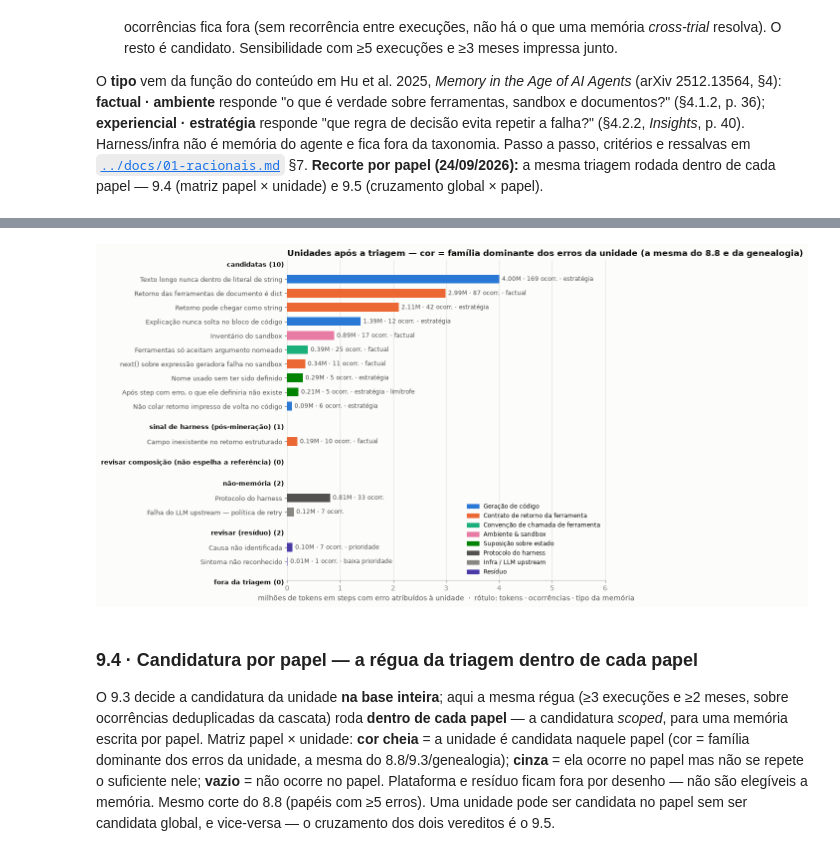
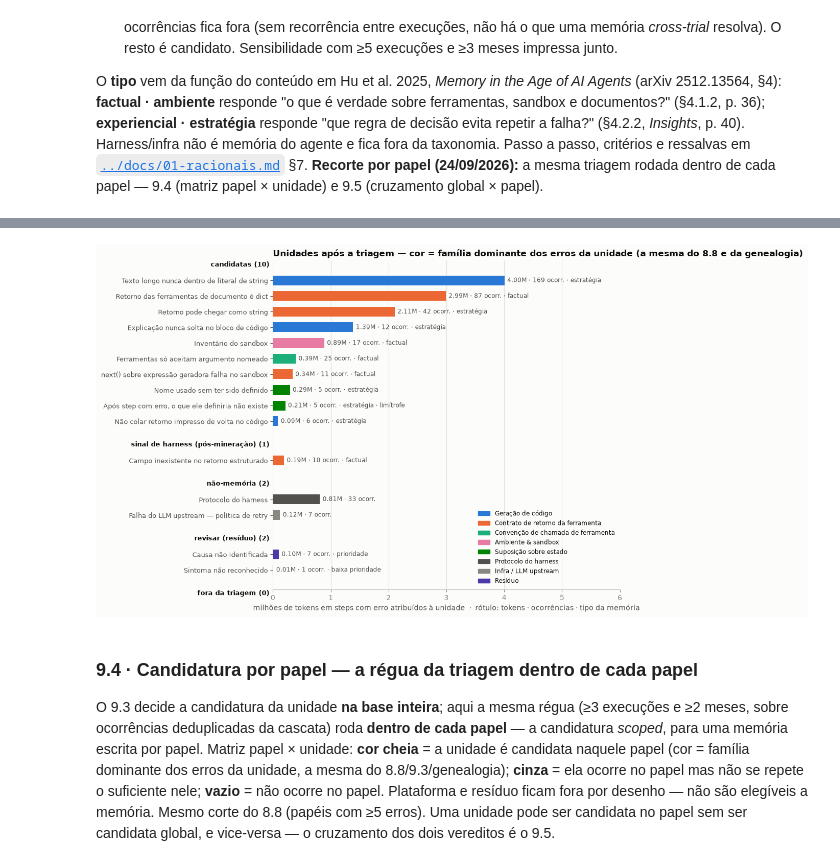
Before and after one commit to rc-ventura/memory_layer_ai_agents, a Jupyter notebook: analysis/2026-09-trace-law-flow/pipeline/analise_trace_esteira_juridica.ipynb, the cells around one changed output, grey strips where cells are left out. Drawn from its saved outputs; the diff is of its cells as text; code cells hidden in the pictures.

Commit message:
Revert "analysis: composição das unidades comparada com a base de referência — "revisar composição" (Ajuste 6)"
This reverts commit c39fdb232b35d42960043d80216c30c823b7f12a.

```diff
--- a/analysis/2026-09-trace-law-flow/pipeline/analise_trace_esteira_juridica.ipynb
+++ b/analysis/2026-09-trace-law-flow/pipeline/analise_trace_esteira_juridica.ipynb
@@ -1338,12 +1338,7 @@ Do **sintoma** (a `assinatura` regex da §2) à **unidade de memória** (um cont
 O **tipo** vem da função do conteúdo em Hu et al. 2025, *Memory in the Age of AI Agents* (arXiv 2512.13564, §4): **factual · ambiente** responde "o que é verdade sobre ferramentas, sandbox e documentos?" (§4.1.2, p. 36); **experiencial · estratégia** responde "que regra de decisão evita repetir a falha?" (§4.2.2, *Insights*, p. 40). Harness/infra não é memória do agente e fica fora da taxonomia. Passo a passo, critérios e ressalvas em [`../docs/01-racionais.md`](../docs/01-racionais.md) §7. **Recorte por papel (24/09/2026):** a mesma triagem rodada dentro de cada papel — 9.4 (matriz papel × unidade) e 9.5 (cruzamento global × papel).
 # %%
 # 9.2 · Triagem, tabelas e exportação
-# composição (Ajuste 6): cada unidade de memória comparada com a base em que foi validada (referencia/composicao_base1.csv);
-# a que não espelha vai para "revisar composição". Na base 1, comparada consigo mesma, nenhuma cai lá.
-REF = carregar_referencia_composicao()
-assert REF is not None, "falta referencia/composicao_base1.csv — copie-a junto com o base_pipeline.py"
-COMP = comparar_composicao(EU, len(steps), REF)
-T = triagem(EU, n_steps=len(steps), referencia=REF)
+T = triagem(EU)
 TS = triagem(EU, 5, 3)
 ASS = pd.crosstab(EU["assinatura"], EU["unidade"])
 DOM = pd.DataFrame({"erros": ASS.sum(axis=1), "unidades": (ASS > 0).sum(axis=1),
@@ -1356,14 +1351,12 @@ cand = T[T["decisão"] == "candidato"]
 limitrofes = sorted(set(cand["nome"]) - set(TS.loc[TS["decisão"] == "candidato", "nome"]))
 print(f"{len(EU)} erros → {EU['ocorrencia'].nunique()} ocorrências (cascata × unidade) → {len(T)} unidades: "
       f"{len(cand)} candidatas, {(T['decisão'] == SINAL_HARNESS).sum()} sinal de harness, "
-      f"{(T['decisão'] == REVISAR_COMPOSICAO).sum()} revisar composição, {(T['decisão'] == 'não-memória').sum()} não-memória, "
-      f"{T['decisão'].isin([REVISAR_PRIORIDADE, REVISAR_BAIXA]).sum()} a revisar (resíduo), {T['decisão'].str.startswith('fora').sum()} fora")
+      f"{(T['decisão'] == 'não-memória').sum()} não-memória, "
+      f"{T['decisão'].str.startswith('revisar').sum()} a revisar, {T['decisão'].str.startswith('fora').sum()} fora")
 print(f"candidatas: {cand['erros'].sum()} dos {len(EU)} erros ({cand['erros'].sum() / len(EU):.0%}) · "
       f"{cand['tokens'].sum() / EU['tok_tot'].sum():.0%} dos tokens em steps com erro")
 print(f"sensibilidade (≥5 execuções e ≥3 meses) — deixam de ser candidatas: {limitrofes or 'nenhuma'}")
 display(T.drop(columns=["unidade", "assinaturas de origem", "conteúdo proposto"]))
-print("Composição — cada unidade de memória contra a referência (espelha / não verificável / revisar composição):")
-display(COMP)
 print("Cada assinatura regex da §2 → em quantas unidades ela se divide:")
 display(DOM)
 RP = residuo_por_padrao(EU)
@@ -1376,7 +1369,6 @@ display(RP)
 import os
 os.makedirs("resultados", exist_ok=True)
 T.to_csv("resultados/candidatos_memoria.csv", index=False)
-COMP.to_csv("resultados/composicao.csv", index=False)
 DOM.to_csv("resultados/triagem_assinaturas.csv")
 RP.to_csv("resultados/residuo_padroes.csv", index=False)
 payoff.to_csv("resultados/payoff_assinaturas.csv")
@@ -1458,44 +1437,42 @@ from matplotlib.patches import Patch
 cat_uni = (EU.assign(cat=[categoria_do_erro(f, u) for f, u in zip(EU["familia"], EU["unidade"])])
              .groupby("unidade")["cat"].agg(lambda s: s.value_counts().index[0]))
 TIPO_CURTO = {FACT: "factual", ESTR: "estratégia"}
-GRUPO = {"candidato": "candidatas", SINAL_HARNESS: "sinal de harness (pós-mineração)",
-         REVISAR_COMPOSICAO: "revisar composição (não espelha a referência)", "não-memória": "não-memória",
+GRUPO = {"candidato": "candidatas", SINAL_HARNESS: "sinal de harness (pós-mineração)", "não-memória": "não-memória",
          REVISAR_PRIORIDADE: "revisar (resíduo)", REVISAR_BAIXA: "revisar (resíduo)",
          "fora: sem recorrência": "fora da triagem"}
 xmax = T["tokens"].max() / 1e6
 
 fig, ax = plt.subplots(figsize=(10.5, 7.4))
 pos, yticks, ylabels = 0.0, [], []
-for grupo in ["candidatas", "sinal de harness (pós-mineração)", "revisar composição (não espelha a referência)",
-              "não-memória", "revisar (resíduo)", "fora da triagem"]:
+for grupo in ["candidatas", "sinal de harness (pós-mineração)", "não-memória", "revisar (resíduo)", "fora da triagem"]:
     sub = T[T["decisão"].map(GRUPO) == grupo].sort_values("tokens", ascending=False)
     ax.text(-0.01, pos, f"{grupo} ({len(sub)})", transform=ax.get_yaxis_transform(),
             ha="right", va="center", fontsize=9, fontweight="bold", color=INK)
     pos += 1
     for r in sub.to_dict("records"):
         ax.barh(pos, r["tokens"] / 1e6, color=cor(COR_ERRO, cat_uni[r["unidade"]]), height=0.62)
         nota = f" · {TIPO_CURTO[r['tipo']]}" if r["tipo"] in TIPO_CURTO else ""
         if r["nome"] in limitrofes:
             nota += " · limítrofe"
         elif grupo in ("fora da triagem", "revisar (resíduo)"):
             nota += " · " + r["decisão"].replace("fora: ", "").replace("revisar — ", "")
         ax.text(r["tokens"] / 1e6 + xmax * 0.012, pos, f"{r['tokens'] / 1e6:.2f}M · {r['ocorrências']} ocorr.{nota}",
                 va="center", color=INK2, fontsize=8.5)
         yticks.append(pos); ylabels.append(r["nome"])
         pos += 1
     pos += 0.5
 
 ax.set_yticks(yticks, ylabels, fontsize=9)
 ax.invert_yaxis()
 style_ax(ax)
 ax.set_xlim(0, xmax * 1.5)
 ax.set_title("Unidades após a triagem — cor = família dominante dos erros da unidade (a mesma do 8.8 e da genealogia)")
 ax.set_xlabel("milhões de tokens em steps com erro atribuídos à unidade  ·  rótulo: tokens · ocorrências · tipo da memória")
 ax.legend(handles=[Patch(color=cor(COR_ERRO, c), label=c) for c in COR_ERRO if c in set(cat_uni[T["unidade"]])],
           loc="lower right", fontsize=8.5, frameon=False)
 plt.tight_layout(); plt.show()
 # %% [output]
-[figure, old version]
+[figure, new version]
 # %% [markdown]
 ### 9.4 · Candidatura por papel — a régua da triagem dentro de cada papel
 
```
Also changed, not shown: parts of 3 cells of this notebook, 10 other files.
